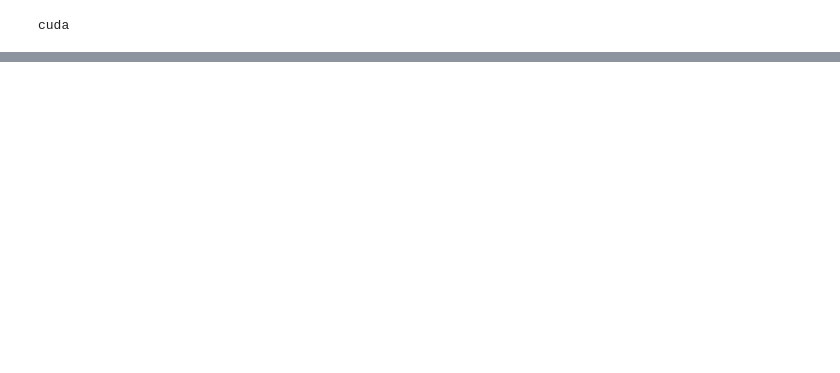
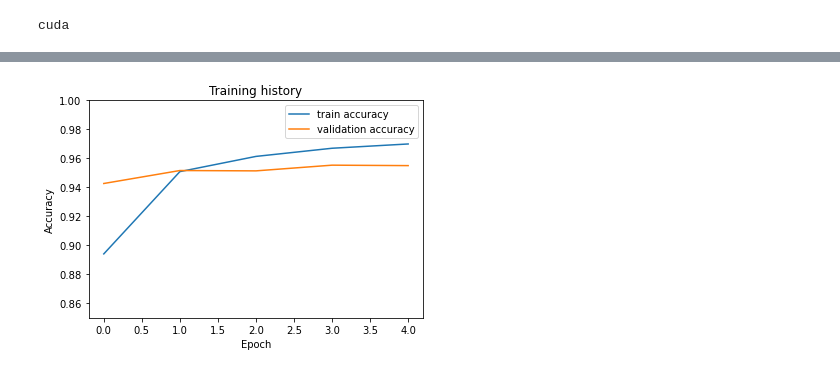
Before and after one commit to calvinkyc/cs4248_project, a Jupyter notebook: Bert/bert_main.ipynb, the cells around one changed output, grey strips where cells are left out. Cells and saved outputs as stored; diff of their text form; code cells hidden in the pictures; blank space fills up the shorter version.

```diff
--- a/Bert/bert_main.ipynb
+++ b/Bert/bert_main.ipynb
@@ -92,18 +103,7 @@ TEST_SIZE = 0.2
 NUM_ASPECT_TAGS = len(encoder.classes_)
 NUM_POLARITY_TAGS = len(polarity_unique_values)
 
-tokenizer = BertTokenizer.from_pretrained("bert-base-cased")
+# tokenizer = BertTokenizer.from_pretrained("bert-base-cased")
+tokenizer = AutoTokenizer.from_pretrained("bert-base-cased")
 # %% [output]
 cuda
-# %%
-# Get all the vocab in the dataset
-vocab = set()
-for s in sentences:
-#     print(s)
-    vocab.update(set(s))
-print(len(vocab))
-
-print(len(tokenizer))
-
-# Increase the vocab in the tokenizer
-tokenizer.add_tokens(list(vocab))
@@ -243,6 +174,7 @@ def loss_fn(output, target, mask, num_labels):
     pred = output.view(-1, num_labels)
     true = torch.where(masking, target.view(-1),
                        torch.tensor(cel.ignore_index).type_as(target))
+
     loss = cel(pred, true)
     return loss
 
@@ -261,7 +193,7 @@ class AspectExtractionModel(nn.Module):
         self.bert_model.resize_token_embeddings(num_vocab)
 
     def forward(self, input_ids, attention_mask, token_type_ids, aspect_tags, polarity_tags):
-        out, _ = self.bert_model(input_ids, attention_mask = attention_mask,
+        out, pool_out = self.bert_model(input_ids, attention_mask = attention_mask,
                                  token_type_ids = token_type_ids, return_dict=False)
 
         tag_out = self.dropout1(out)
@@ -336,13 +250,15 @@ print(train_polarity_tags[78])
 # %%
 train_dataset = SentenceTagDataset(tokenizer=tokenizer, sentences=train_sentences,
                                    aspect_tags=train_aspect_tags,
-                                   polarity_tags=train_polarity_tags)
+                                   polarity_tags=train_polarity_tags,
+                                   aspect_term_tag=np.where(encoder.classes_ == "AT")[0].item())
 train_data_loader = DeviceDataLoader(torch.utils.data.DataLoader(
     train_dataset, batch_size=TRAIN_BATCH_SIZE), device)
 
 test_dataset = SentenceTagDataset(tokenizer=tokenizer, sentences=test_sentences,
                                   aspect_tags=test_aspect_tags,
-                                  polarity_tags=test_polarity_tags)
+                                  polarity_tags=test_polarity_tags,
+                                  aspect_term_tag=np.where(encoder.classes_ == "AT")[0].item())
 test_data_loader = DeviceDataLoader(torch.utils.data.DataLoader(
     test_dataset, batch_size=TEST_BATCH_SIZE), device)
 
@@ -350,5 +266,5 @@ model = to_device(AspectExtractionModel(num_aspect_tags = NUM_ASPECT_TAGS,
                                         num_polarity_tags = NUM_POLARITY_TAGS,
                                         num_vocab = len(tokenizer)), device)
 
-print(model)
+# print(model)
 # %% [output]
@@ -445,0 +480,10 @@ Train Loss: 0.07502; Valid Loss: 0.12465
+# %%
+plt.plot(history['aspact_train_acc'], label='train accuracy')
+plt.plot(history['aspact_valid_acc'], label='validation accuracy')
+plt.title('Training history')
+plt.ylabel('Accuracy')
+plt.xlabel('Epoch')
+plt.legend()
+plt.ylim([0.85, 1]);
+# %% [output]
+[figure, added]
```
Also changed, not shown: parts of 16 cells of this notebook.
